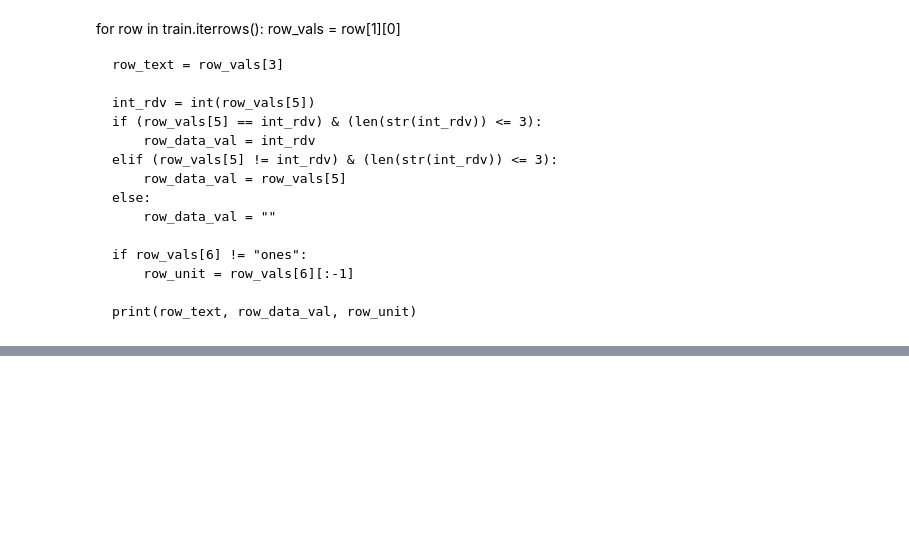
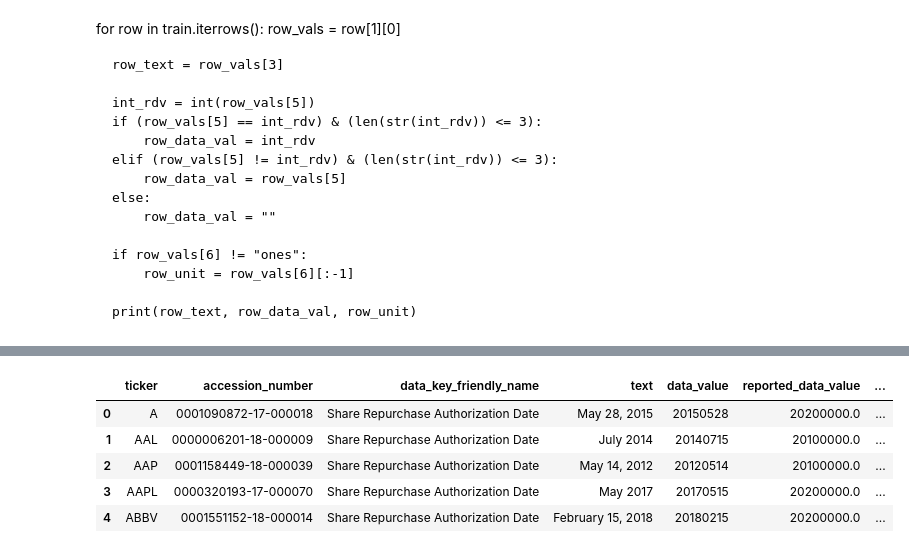
Before and after one commit to DEREJEGETU/data-question-8, a Jupyter notebook: prepare_for_logistic_regression.ipynb, the cells around one changed output, grey strips where cells are left out. Cells and saved outputs as stored; diff of their text form; code cells hidden in the pictures; blank space fills up the shorter version.

```diff
--- a/prepare_for_logistic_regression.ipynb
+++ b/prepare_for_logistic_regression.ipynb
@@ -167,0 +184,9 @@ for row in train.iterrows():
+# %%
+date.head()
+# %% [output]
+|  | ticker | accession_number | data_key_friendly_name | text | data_value | reported_data_value | ... |
+| 0 | A | 0001090872-17-000018 | Share Repurchase Authorization Date | May 28, 2015 | 20150528 | 20200000.0 | ... |
+| 1 | AAL | 0000006201-18-000009 | Share Repurchase Authorization Date | July 2014 | 20140715 | 20100000.0 | ... |
+| 2 | AAP | 0001158449-18-000039 | Share Repurchase Authorization Date | May 14, 2012 | 20120514 | 20100000.0 | ... |
+| 3 | AAPL | 0000320193-17-000070 | Share Repurchase Authorization Date | May 2017 | 20170515 | 20200000.0 | ... |
+| 4 | ABBV | 0001551152-18-000014 | Share Repurchase Authorization Date | February 15, 2018 | 20180215 | 20200000.0 | ... |
```
Also changed, not shown: parts of 31 cells of this notebook, 2 other files.
